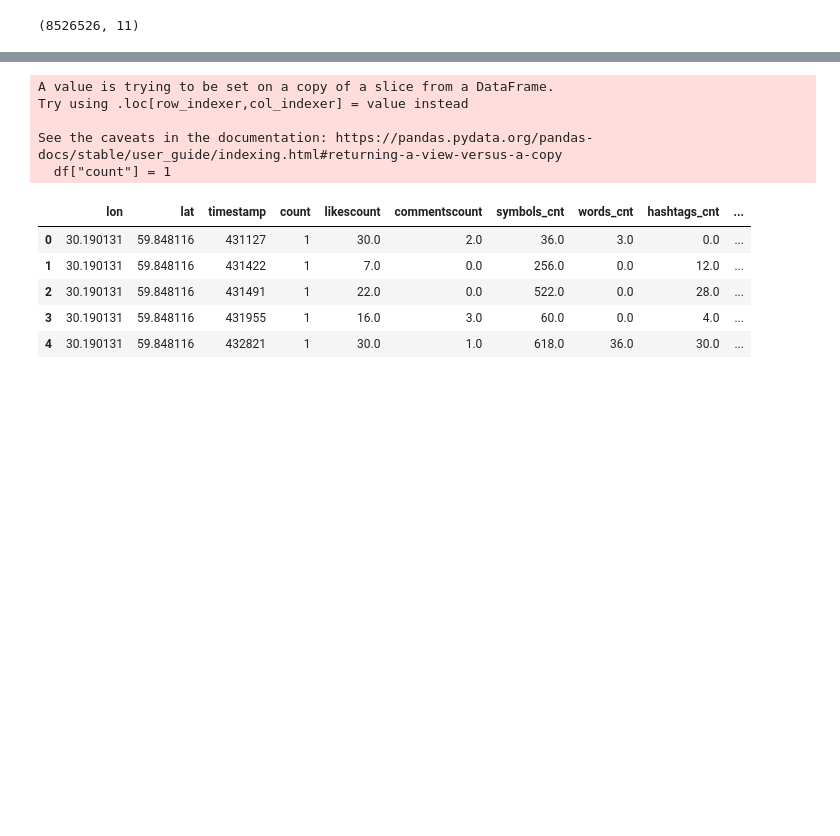
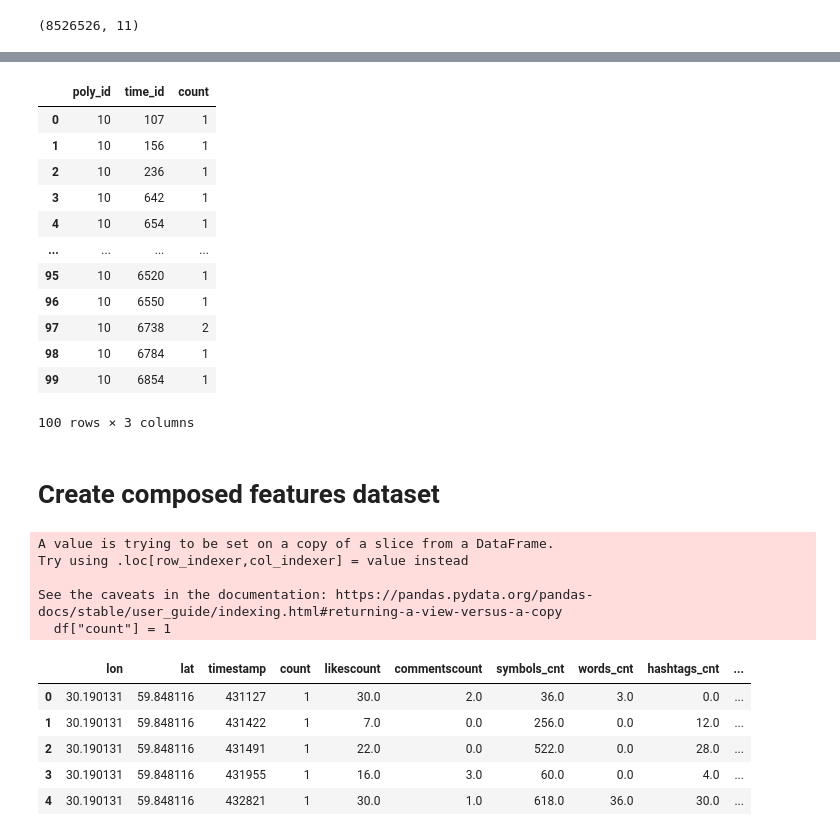
Before and after one commit to DmitryPogrebnoy/IndustrialML_ITMO, a Jupyter notebook: task1/preprocess.ipynb, the cells around one changed output, grey strips where cells are left out. Cells and saved outputs as stored; diff of their text form; code cells hidden in the pictures; blank space fills up the shorter version.

```diff
--- a/task1/preprocess.ipynb
+++ b/task1/preprocess.ipynb
@@ -34,0 +274,2 @@ df_initial.shape
+# %%
+all_locations["in_spb"] = all_locations["poly_center"].apply(lambda x: spb_polygon.contains(wkt.loads(x))).astype(int)
@@ -34,0 +289,4 @@ df_initial.shape
+# %%
+train_df = optimize_memory(train_df.merge(
+    all_locations[["poly_center", "in_spb"]], how="left", left_on="poly_center", right_on="poly_center"
+))
@@ -34,0 +319,2 @@ df_initial.shape
+# %%
+train_df = train_df[train_df["in_spb"] == 1]
@@ -34,0 +337,5 @@ df_initial.shape
+# %%
+train_df["count"] = 1
+posts_count_df = optimize_memory(
+    train_df[["poly_id", "time_id", "count"]].groupby(["poly_id", "time_id"], as_index=False).count()
+)
@@ -34,0 +351,18 @@ df_initial.shape
+# %%
+posts_count_df.head(100)
+# %% [output]
+|  | poly_id | time_id | count |
+| 0 | 10 | 107 | 1 |
+| 1 | 10 | 156 | 1 |
+| 2 | 10 | 236 | 1 |
+| 3 | 10 | 642 | 1 |
+| 4 | 10 | 654 | 1 |
+| ... | ... | ... | ... |
+| 95 | 10 | 6520 | 1 |
+| 96 | 10 | 6550 | 1 |
+| 97 | 10 | 6738 | 2 |
+| 98 | 10 | 6784 | 1 |
+| 99 | 10 | 6854 | 1 |
+100 rows × 3 columns
+# %% [markdown]
+# Create composed features dataset
```
Also changed, not shown: parts of 52 cells of this notebook, 2 other files.
